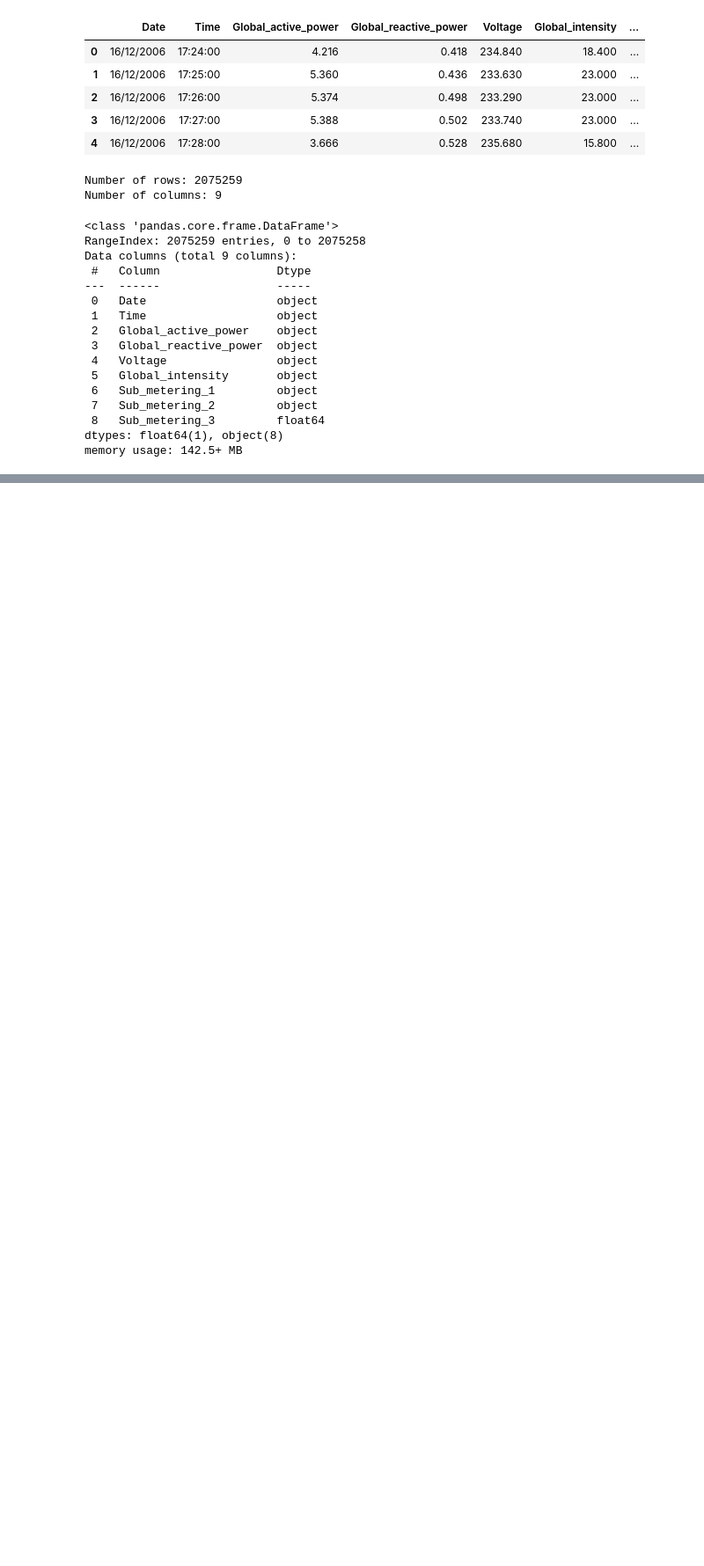
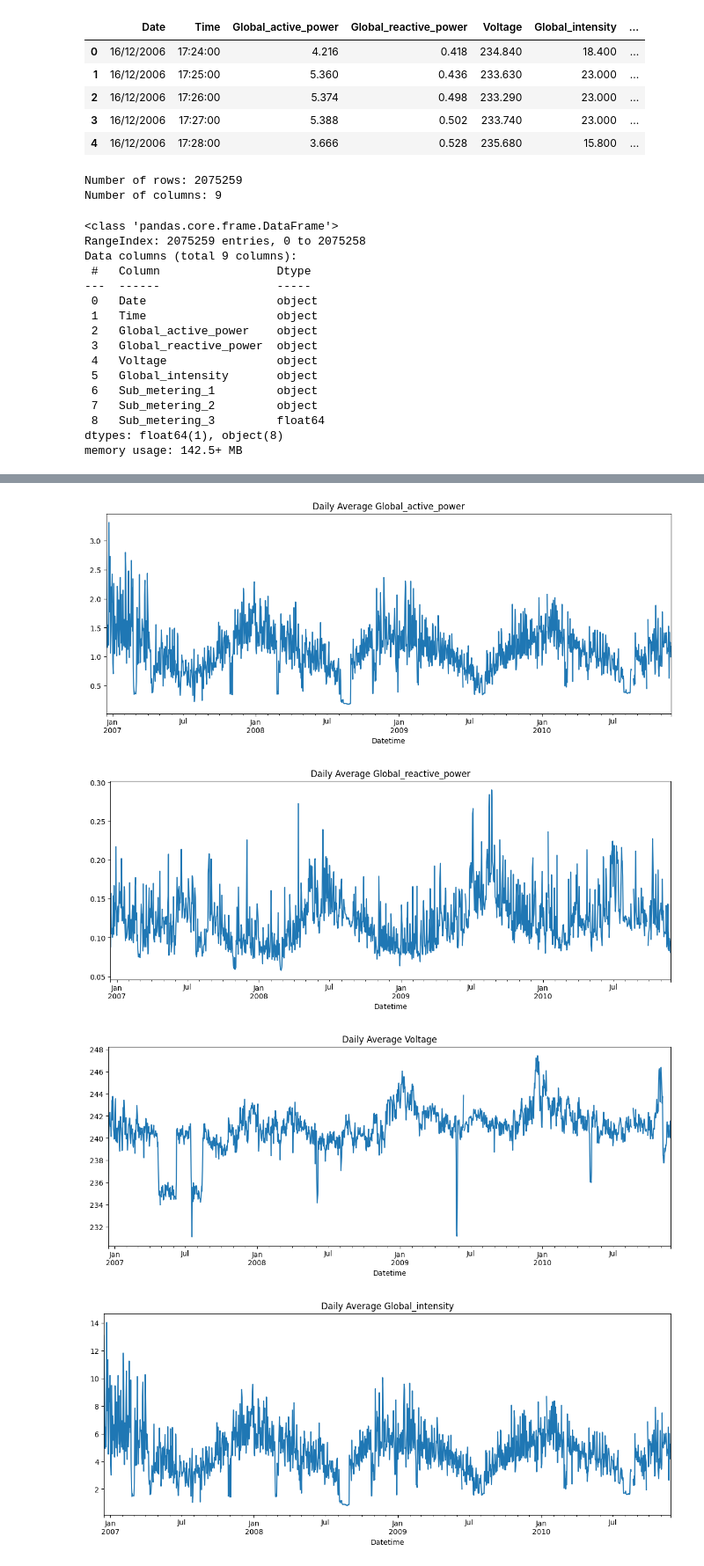
Before and after one commit to GaryVidalC/eda-portfolio, a Jupyter notebook: notebooks/eda_housing.ipynb, the cells around one changed output, grey strips where cells are left out. Shown at 88% size. Saved outputs shown, nothing was run; the diff lists cells and outputs as text; code cells hidden in the pictures; blank space fills up the shorter version.

```diff
--- a/notebooks/eda_housing.ipynb
+++ b/notebooks/eda_housing.ipynb
@@ -78,0 +97,15 @@ ValueError: Unable to parse string "16/12/2006" at position 0
+# %%
+# Set index with datetime
+df_cleaned = df_cleaned.set_index('Datetime')
+# %%
+hourly = df_cleaned.resample('d').mean()
+
+for col in hourly.columns:
+    hourly[col].plot(figsize=(14,5))
+    plt.title(f"Daily Average {col}")
+    plt.show()
+# %% [output]
+[figure, added]
+[figure, added]
+[figure, added]
+[figure, added]
```
Also changed, not shown: parts of 7 cells of this notebook, 1 other file.
